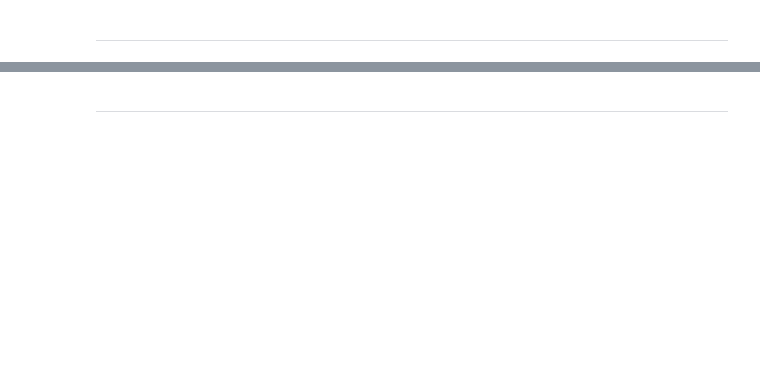
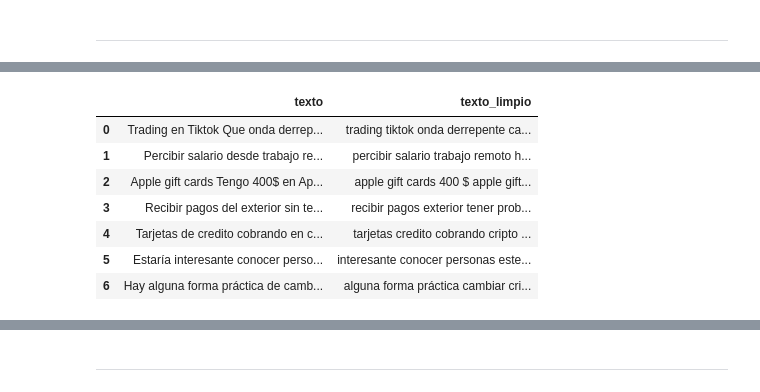
Before and after one commit to NelbaBarreto/paraguay-reddit-posts, a Jupyter notebook: notebooks/2-Modelo.ipynb, the cells around one changed output, grey strips where cells are left out. Saved outputs shown, nothing was run; the diff lists cells and outputs as text; code cells hidden in the pictures; blank space fills up the shorter version.

```diff
--- a/notebooks/2-Modelo.ipynb
+++ b/notebooks/2-Modelo.ipynb
@@ -35,0 +222,3 @@ df_comments = df_comments.drop(columns="Unnamed: 0")
+# %%
+df = pd.concat([df, df_facebook, df_x], ignore_index=True)
+df.info()
@@ -54,0 +289,4 @@ df["sentimiento"] = df["sentimiento"].str.strip()
+# %%
+nltk.download("stopwords")
+stopwords_es = set(stopwords.words("spanish"))
+nlp = spacy.load("es_core_news_lg")
@@ -54,0 +296,40 @@ df["sentimiento"] = df["sentimiento"].str.strip()
+# %%
+def clean_text(text):
+    # 1. Eliminar menciones, URLs y caracteres especiales innecesarios
+    text = re.sub(r'@[A-Za-z0-9_]+', '', text)  # @usuario
+    text = re.sub(r'https?://\S+', '', text)  # URLs
+    text = re.sub(r'\n', ' ', text)  # Saltos de línea
+    text = re.sub(r'[^A-Za-zÁÉÍÓÚÑáéíóúñ0-9\s\$]', '', text)  # Elimina emojis y símbolos (excepto letras, números, espacios y $)
+
+    # 2. Pasar a minúsculas
+    text = text.lower()
+
+    # 3. Tokenizar con spaCy
+    doc = nlp(text)
+
+    # 4. Filtrar tokens
+    tokens = [
+        token.text
+        for token in doc
+        if token.text.lower() not in stopwords_es  # eliminar stopwords
+        and not token.is_punct
+        and not token.is_space
+    ]
+
+    return " ".join(tokens)
+
+# Aplicar al DataFrame
+df["texto_limpio"] = df["texto"].apply(clean_text)
+# %%
+pd.set_option("display.max_colwidth", None)
+# %%
+df[["texto", "texto_limpio"]].head(7)
+# %% [output]
+|  | texto | texto_limpio |
+| 0 | Trading en Tiktok Que onda derrep... | trading tiktok onda derrepente ca... |
+| 1 | Percibir salario desde trabajo re... | percibir salario trabajo remoto h... |
+| 2 | Apple gift cards Tengo 400$ en Ap... | apple gift cards 400 $ apple gift... |
+| 3 | Recibir pagos del exterior sin te... | recibir pagos exterior tener prob... |
+| 4 | Tarjetas de credito cobrando en c... | tarjetas credito cobrando cripto ... |
+| 5 | Estaría interesante conocer perso... | interesante conocer personas este... |
+| 6 | Hay alguna forma práctica de camb... | alguna forma práctica cambiar cri... |
```
Also changed, not shown: parts of 42 cells of this notebook, 4 other files.
